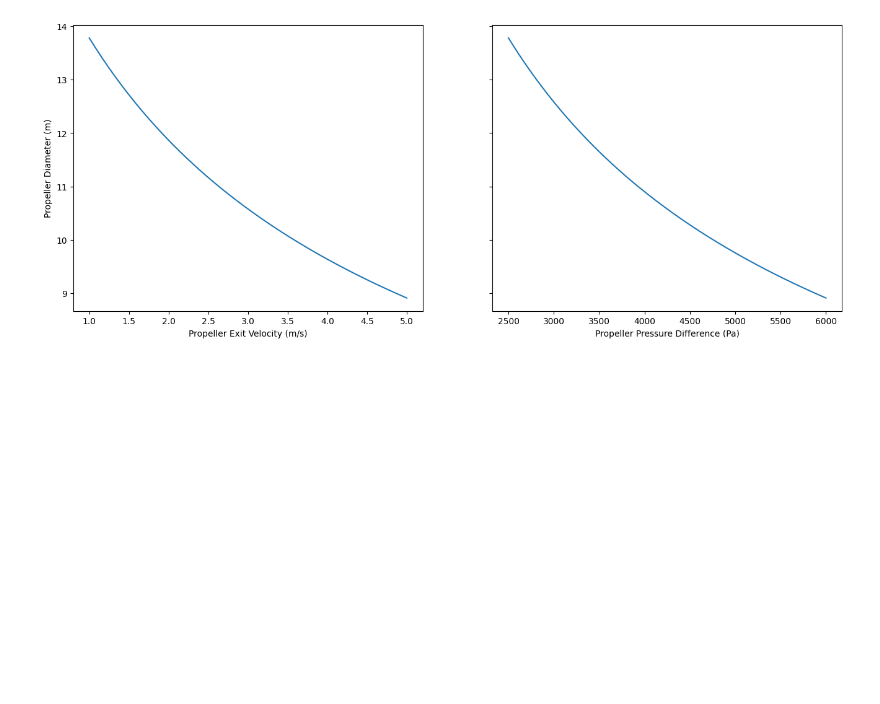
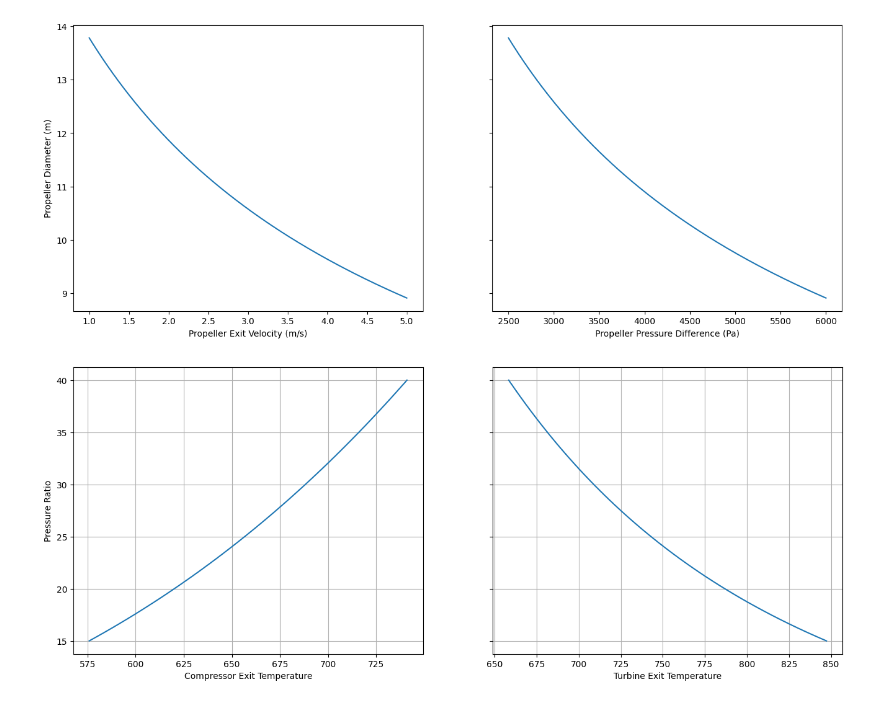
Before and after one commit to abirizky998/AircraftEngineTechnology_Imperial, a Jupyter notebook: AET_Code.ipynb, the cells around one changed output. Drawn from its saved outputs; the diff is of its cells as text; code cells hidden in the pictures; blank space fills up the shorter version.

Commit message:
updated to include pressure/temperature ratios calculations

```diff
--- a/AET_Code.ipynb
+++ b/AET_Code.ipynb
@@ -225,6 +225,27 @@ ax2.set_xlabel("Propeller Pressure Difference (Pa)")
 plt.show()
 # %% [output]
 [figure]
+# %%
+def temp_ratio(p, gamma):
+    return p ** (0.9 * (gamma - 1) / gamma)
+
+T4 = 1700 #K
+T2 = 287
+P2 = 101325 #kPa
+specific_heat_ratio = 1.4
+pressure_ratio_range = np.linspace(15,40,100)
+temp_ratio_range = temp_ratio(pressure_ratio_range, specific_heat_ratio)
+
+fig, (ax1, ax2) =plt.subplots(1, 2, figsize=(16, 6), sharey='all')
+ax1.plot(T2 * temp_ratio_range, pressure_ratio_range)
+ax1.set_xlabel("Compressor Exit Temperature")
+ax1.set_ylabel("Pressure Ratio")
+ax1.grid()
+ax2.plot(T4 / temp_ratio_range, pressure_ratio_range)
+ax2.set_xlabel("Turbine Exit Temperature")
+ax2.grid()
+# %% [output]
+[figure, added]
 # %%
 ### Horizontal Takeoff ###
 # %%
```
